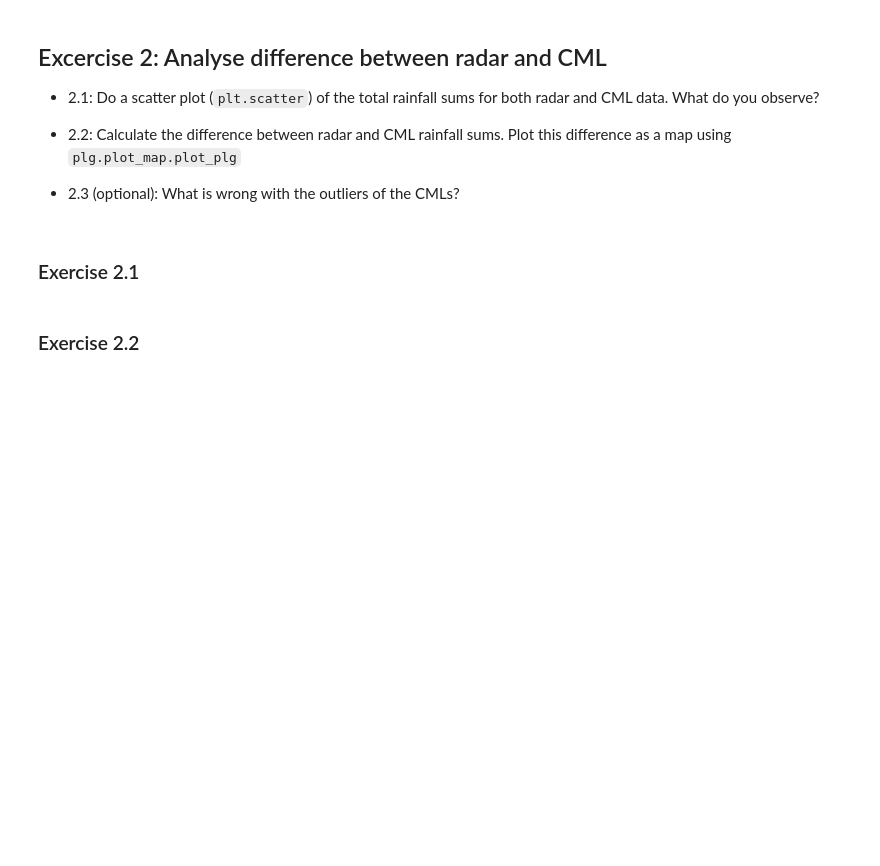
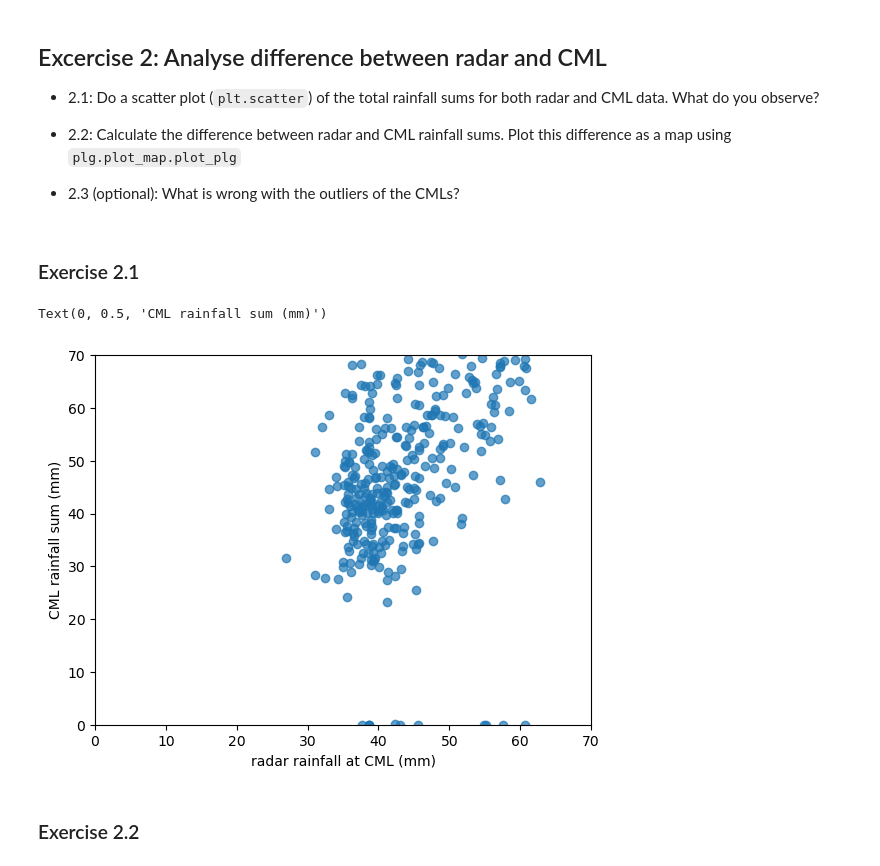
Before and after one commit to OpenSenseAction/PrePEP_short_course_OS, a Jupyter notebook: 1_poligrain_overview.ipynb, the cells around one changed output. Drawn from its saved outputs; the diff is of its cells as text; code cells hidden in the pictures; blank space fills up the shorter version.

```diff
--- a/1_poligrain_overview.ipynb
+++ b/1_poligrain_overview.ipynb
@@ -174,3 +271,16 @@ if input("Enter 'Solution' to display solutions: ")=='Solution':
+# %%
+# %load solutions/1_2_1_solution.py
+radar_along_cml_R_sum = radar_along_cml_R_1h.sum(dim='time')
+cmls_R_sum = cmls_R_1h.sum(dim='time')
+
+plt.scatter(radar_along_cml_R_sum, cmls_R_sum, alpha=0.7)
+plt.xlim([0, 70])
+plt.ylim([0, 70])
+plt.xlabel('radar rainfall at CML (mm)')
+plt.ylabel('CML rainfall sum (mm)')
+# %% [output]
+Text(0, 0.5, 'CML rainfall sum (mm)')
+[figure, added]
 # %% [markdown]
 ### Exercise 2.2
 # %%
```
Also changed, not shown: parts of 14 cells of this notebook.
